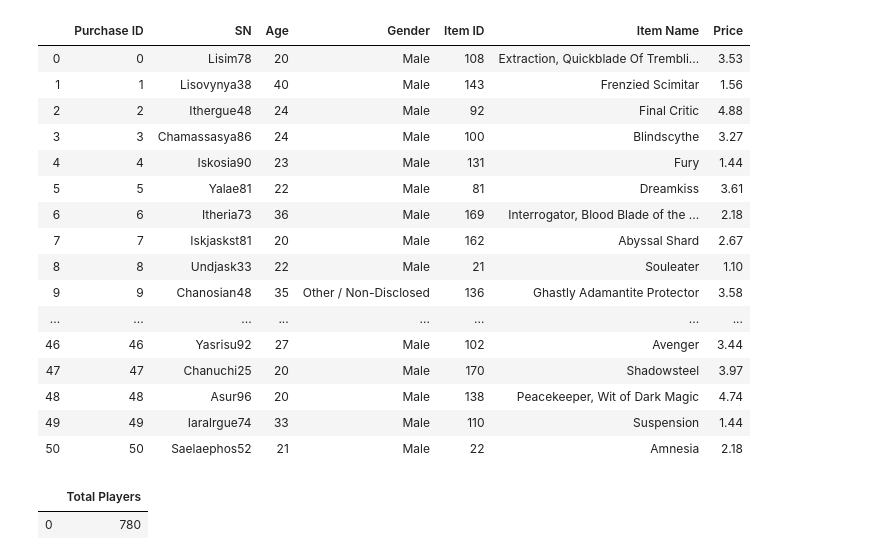
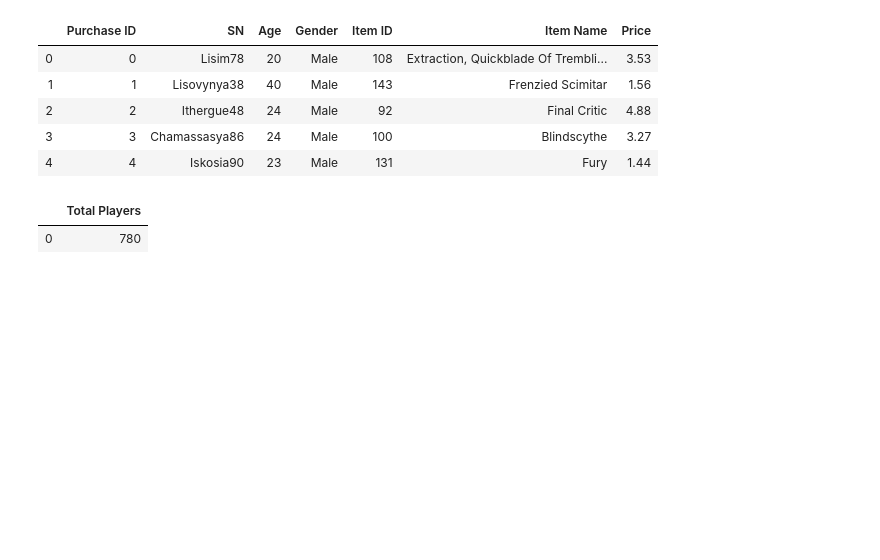
Before and after one commit to laurybenoit/Pandas, a Jupyter notebook: HeroesofPymoli.ipynb, the cells around one changed output. Cells and saved outputs as stored; diff of their text form; code cells hidden in the pictures; blank space fills up the shorter version.

```diff
--- a/HeroesofPymoli.ipynb
+++ b/HeroesofPymoli.ipynb
@@ -4,25 +4,14 @@ import numpy as np
 # %%
 files_import = "Resources/purchase_data.csv"
 purchase_data_df = pd.read_csv(files_import)
-purchase_data_df.head(51)
+purchase_data_df.head()
 # %% [output]
 |  | Purchase ID | SN | Age | Gender | Item ID | Item Name | Price |
 | 0 | 0 | Lisim78 | 20 | Male | 108 | Extraction, Quickblade Of Trembli... | 3.53 |
 | 1 | 1 | Lisovynya38 | 40 | Male | 143 | Frenzied Scimitar | 1.56 |
 | 2 | 2 | Ithergue48 | 24 | Male | 92 | Final Critic | 4.88 |
 | 3 | 3 | Chamassasya86 | 24 | Male | 100 | Blindscythe | 3.27 |
 | 4 | 4 | Iskosia90 | 23 | Male | 131 | Fury | 1.44 |
-| 5 | 5 | Yalae81 | 22 | Male | 81 | Dreamkiss | 3.61 |
-| 6 | 6 | Itheria73 | 36 | Male | 169 | Interrogator, Blood Blade of the ... | 2.18 |
-| 7 | 7 | Iskjaskst81 | 20 | Male | 162 | Abyssal Shard | 2.67 |
-| 8 | 8 | Undjask33 | 22 | Male | 21 | Souleater | 1.10 |
-| 9 | 9 | Chanosian48 | 35 | Other / Non-Disclosed | 136 | Ghastly Adamantite Protector | 3.58 |
-| ... | ... | ... | ... | ... | ... | ... | ... |
-| 46 | 46 | Yasrisu92 | 27 | Male | 102 | Avenger | 3.44 |
-| 47 | 47 | Chanuchi25 | 20 | Male | 170 | Shadowsteel | 3.97 |
-| 48 | 48 | Asur96 | 20 | Male | 138 | Peacekeeper, Wit of Dark Magic | 4.74 |
-| 49 | 49 | Iaralrgue74 | 33 | Male | 110 | Suspension | 1.44 |
-| 50 | 50 | Saelaephos52 | 21 | Male | 22 | Amnesia | 2.18 |
 # %%
 #counting the number of players
 total_players_df = len(purchase_data_df)
```
Also changed, not shown: parts of 5 cells of this notebook.
